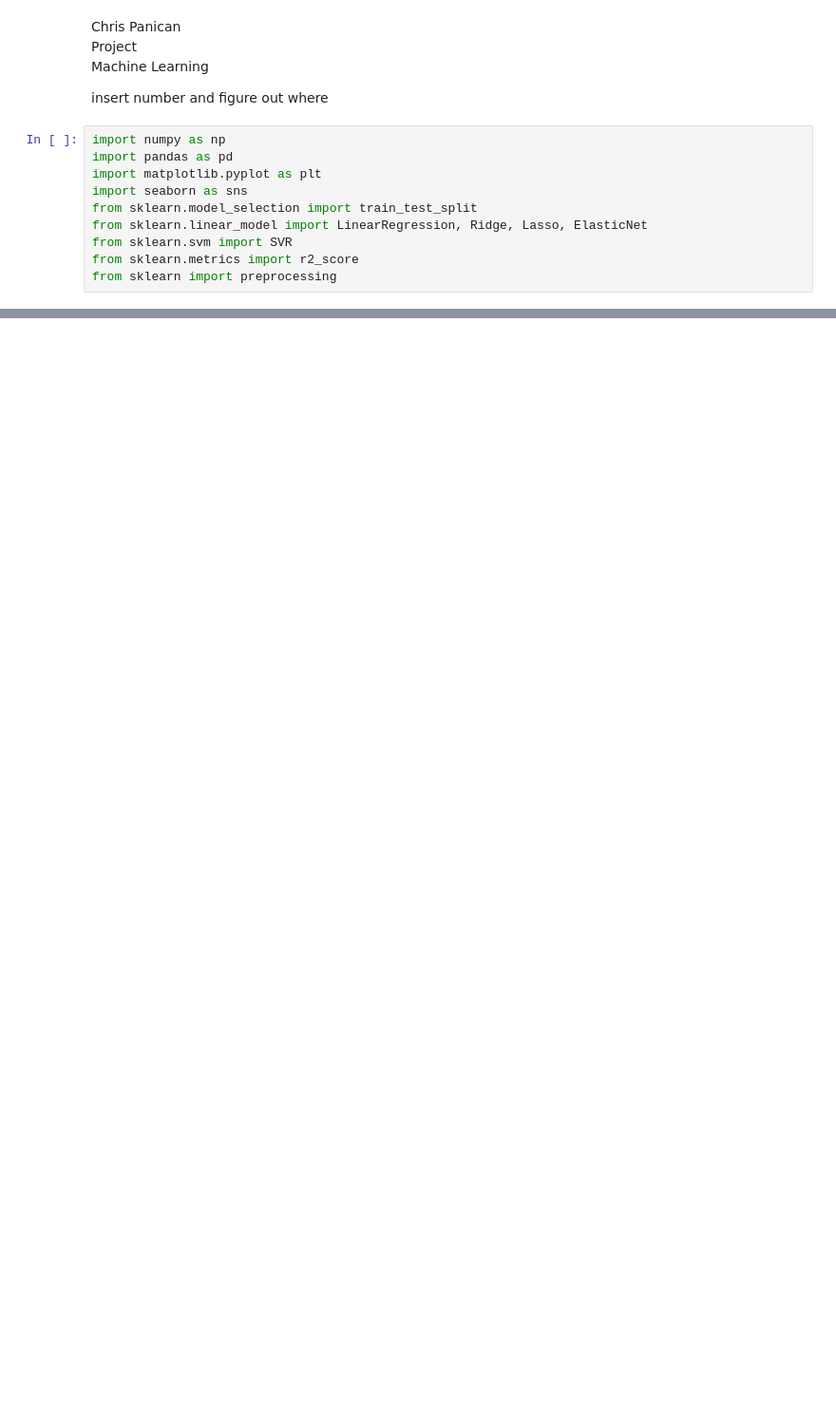
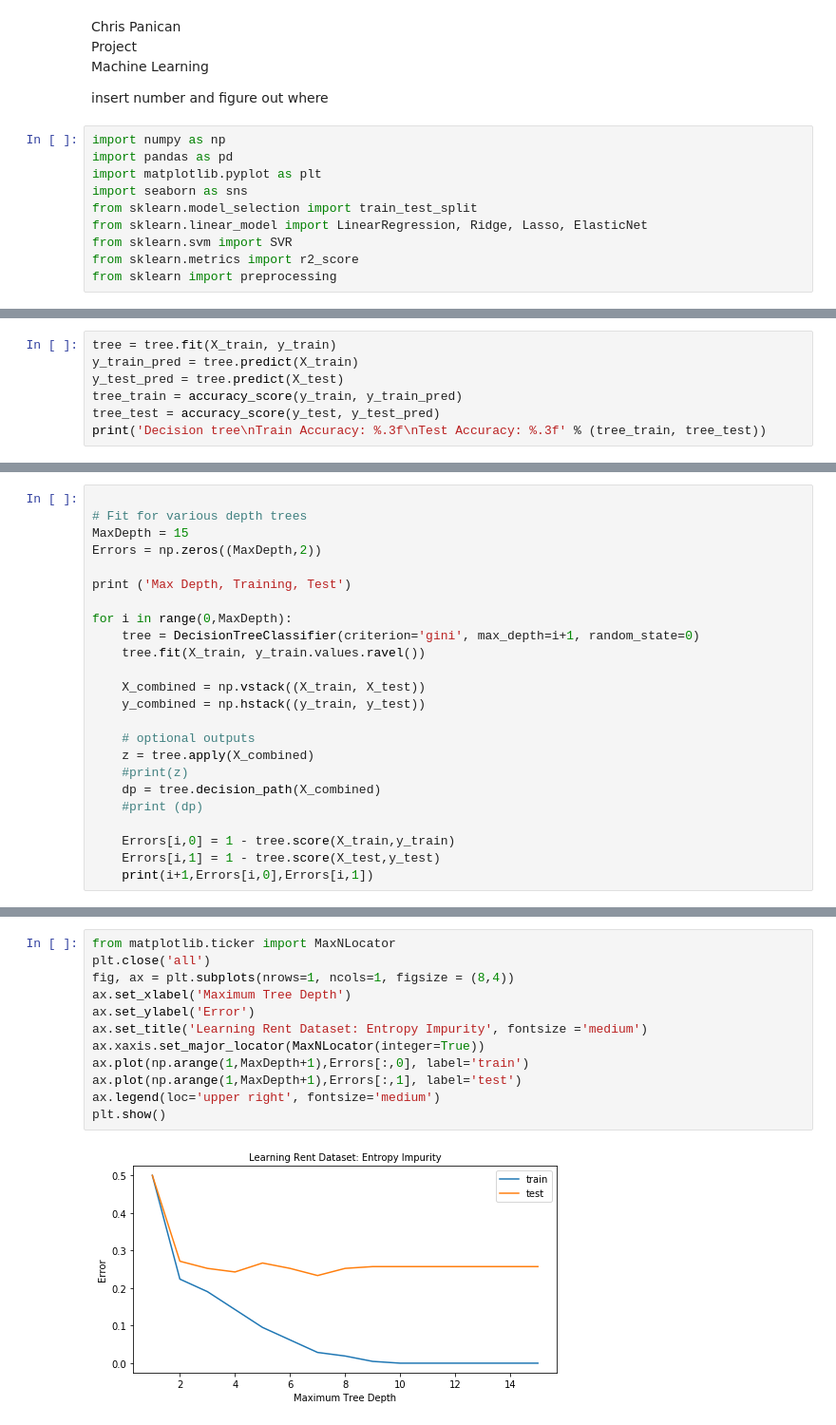
Before and after one commit to cpanican/NYC-Rent-Analyzer, a Jupyter notebook: Project.ipynb, the cells around one changed output, grey strips where cells are left out. Shown at 95% size. Cells and saved outputs as stored; diff of their text form; blank space fills up the shorter version.

Commit message:
Add Random forests, Decision Tree, AdaBoost

```diff
--- a/Project.ipynb
+++ b/Project.ipynb
@@ -182,0 +157,7 @@ SVC(C=1, cache_size=200, class_weight=None, coef0=0.0,
+# %%
+tree = tree.fit(X_train, y_train)
+y_train_pred = tree.predict(X_train)
+y_test_pred = tree.predict(X_test)
+tree_train = accuracy_score(y_train, y_train_pred)
+tree_test = accuracy_score(y_test, y_test_pred)
+print('Decision tree\nTrain Accuracy: %.3f\nTest Accuracy: %.3f' % (tree_train, tree_test))
@@ -182,0 +179,24 @@ SVC(C=1, cache_size=200, class_weight=None, coef0=0.0,
+# %%
+
+# Fit for various depth trees
+MaxDepth = 15
+Errors = np.zeros((MaxDepth,2))
+
+print ('Max Depth, Training, Test')
+
+for i in range(0,MaxDepth):
+    tree = DecisionTreeClassifier(criterion='gini', max_depth=i+1, random_state=0)
+    tree.fit(X_train, y_train.values.ravel())
+
+    X_combined = np.vstack((X_train, X_test))
+    y_combined = np.hstack((y_train, y_test))
+
+    # optional outputs
+    z = tree.apply(X_combined)
+    #print(z)
+    dp = tree.decision_path(X_combined)
+    #print (dp)
+
+    Errors[i,0] = 1 - tree.score(X_train,y_train)
+    Errors[i,1] = 1 - tree.score(X_test,y_test)
+    print(i+1,Errors[i,0],Errors[i,1])
@@ -182,0 +220,14 @@ SVC(C=1, cache_size=200, class_weight=None, coef0=0.0,
+# %%
+from matplotlib.ticker import MaxNLocator
+plt.close('all')
+fig, ax = plt.subplots(nrows=1, ncols=1, figsize = (8,4))
+ax.set_xlabel('Maximum Tree Depth')
+ax.set_ylabel('Error')
+ax.set_title('Learning Rent Dataset: Entropy Impurity', fontsize ='medium')
+ax.xaxis.set_major_locator(MaxNLocator(integer=True))
+ax.plot(np.arange(1,MaxDepth+1),Errors[:,0], label='train')
+ax.plot(np.arange(1,MaxDepth+1),Errors[:,1], label='test')
+ax.legend(loc='upper right', fontsize='medium')
+plt.show()
+# %% [output]
+[figure, added]
```
Also changed, not shown: parts of 54 cells of this notebook.
